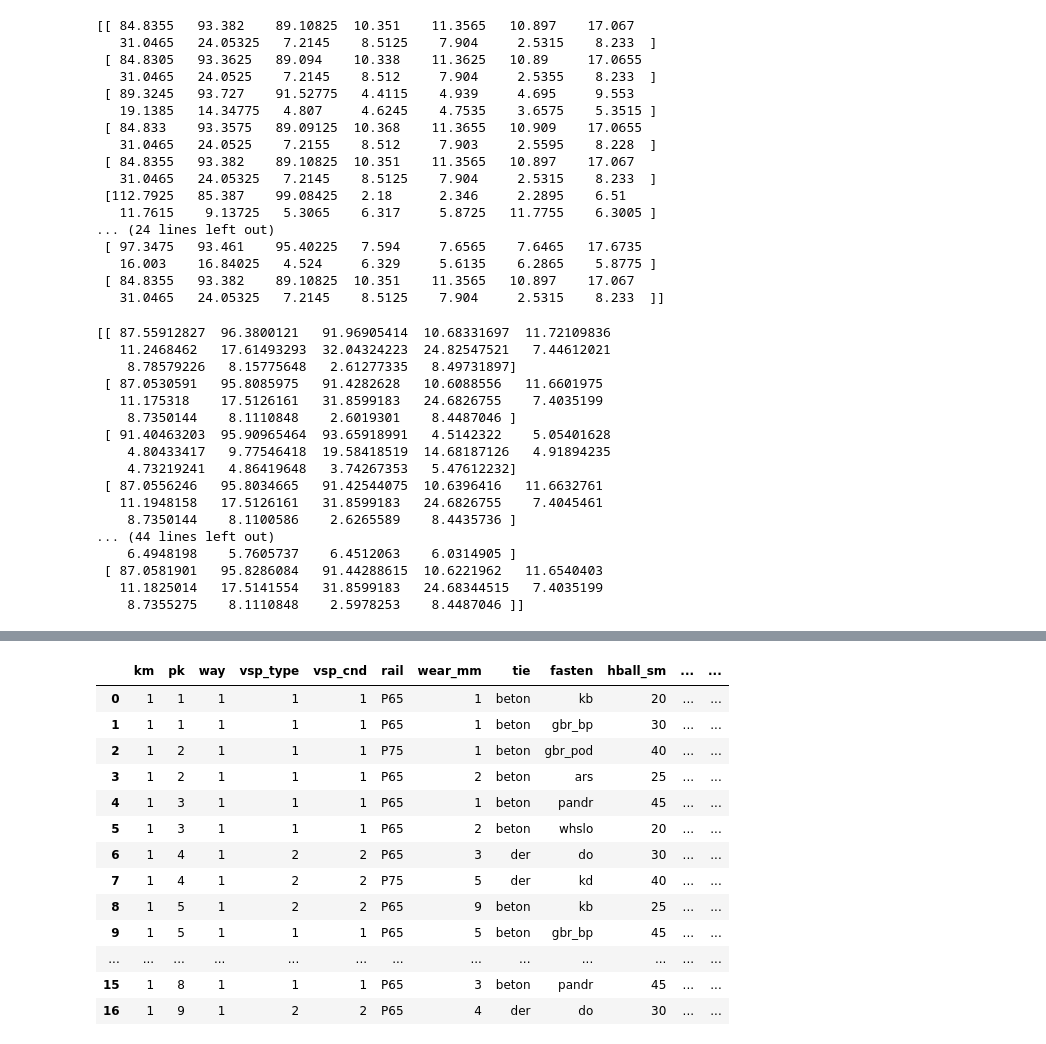
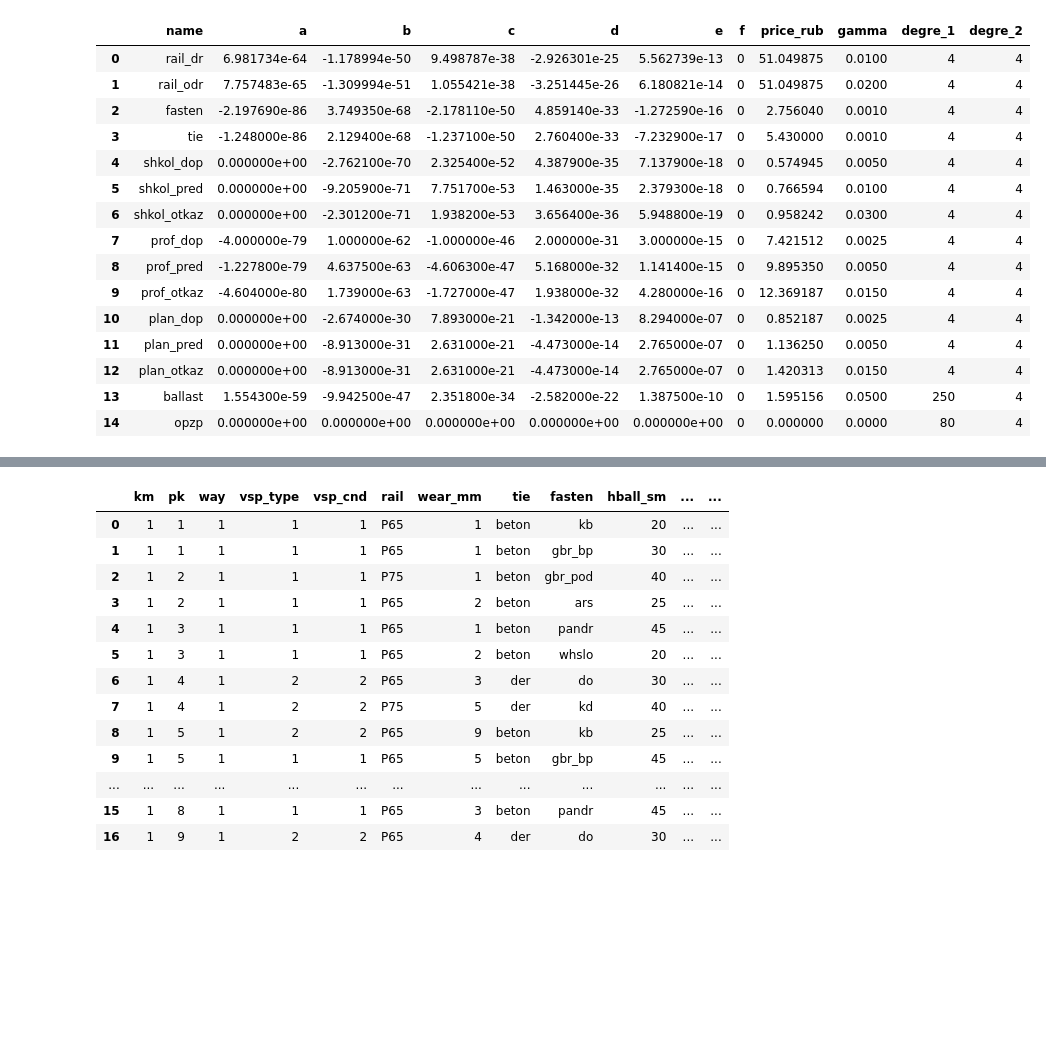
Before and after one commit to cheef78/Neiroexpert, a Jupyter notebook: Neiroexpert.ipynb, the cells around one changed output, grey strips where cells are left out. Saved outputs shown, nothing was run; the diff lists cells and outputs as text; code cells hidden in the pictures; blank space fills up the shorter version.

```diff
--- a/Neiroexpert.ipynb
+++ b/Neiroexpert.ipynb
@@ -43,3 +42,4 @@ line = pd.read_excel('dannye.xlsx', sheet_name='line')
 trains = pd.read_excel('dannye.xlsx', sheet_name='trains')
 pod_sos = pd.read_excel('dannye.xlsx', sheet_name='pod_sos')
 vsp_konstr = pd.read_excel('dannye.xlsx', sheet_name='vsp_constr')
+damage_koef = pd.read_excel('dannye.xlsx', sheet_name='damage_koeff')
@@ -123,3 +46,22 @@ SyntaxError: invalid syntax (<ipython-input-8-2baee07c42d5>, line 1)
+# %%
+damage_koef
+# %% [output]
+|  | name | a | b | c | d | e | f | price_rub | gamma | degre_1 | degre_2 |
+| 0 | rail_dr | 6.981734e-64 | -1.178994e-50 | 9.498787e-38 | -2.926301e-25 | 5.562739e-13 | 0 | 51.049875 | 0.0100 | 4 | 4 |
+| 1 | rail_odr | 7.757483e-65 | -1.309994e-51 | 1.055421e-38 | -3.251445e-26 | 6.180821e-14 | 0 | 51.049875 | 0.0200 | 4 | 4 |
+| 2 | fasten | -2.197690e-86 | 3.749350e-68 | -2.178110e-50 | 4.859140e-33 | -1.272590e-16 | 0 | 2.756040 | 0.0010 | 4 | 4 |
+| 3 | tie | -1.248000e-86 | 2.129400e-68 | -1.237100e-50 | 2.760400e-33 | -7.232900e-17 | 0 | 5.430000 | 0.0010 | 4 | 4 |
+| 4 | shkol_dop | 0.000000e+00 | -2.762100e-70 | 2.325400e-52 | 4.387900e-35 | 7.137900e-18 | 0 | 0.574945 | 0.0050 | 4 | 4 |
+| 5 | shkol_pred | 0.000000e+00 | -9.205900e-71 | 7.751700e-53 | 1.463000e-35 | 2.379300e-18 | 0 | 0.766594 | 0.0100 | 4 | 4 |
+| 6 | shkol_otkaz | 0.000000e+00 | -2.301200e-71 | 1.938200e-53 | 3.656400e-36 | 5.948800e-19 | 0 | 0.958242 | 0.0300 | 4 | 4 |
+| 7 | prof_dop | -4.000000e-79 | 1.000000e-62 | -1.000000e-46 | 2.000000e-31 | 3.000000e-15 | 0 | 7.421512 | 0.0025 | 4 | 4 |
+| 8 | prof_pred | -1.227800e-79 | 4.637500e-63 | -4.606300e-47 | 5.168000e-32 | 1.141400e-15 | 0 | 9.895350 | 0.0050 | 4 | 4 |
+| 9 | prof_otkaz | -4.604000e-80 | 1.739000e-63 | -1.727000e-47 | 1.938000e-32 | 4.280000e-16 | 0 | 12.369187 | 0.0150 | 4 | 4 |
+| 10 | plan_dop | 0.000000e+00 | -2.674000e-30 | 7.893000e-21 | -1.342000e-13 | 8.294000e-07 | 0 | 0.852187 | 0.0025 | 4 | 4 |
+| 11 | plan_pred | 0.000000e+00 | -8.913000e-31 | 2.631000e-21 | -4.473000e-14 | 2.765000e-07 | 0 | 1.136250 | 0.0050 | 4 | 4 |
+| 12 | plan_otkaz | 0.000000e+00 | -8.913000e-31 | 2.631000e-21 | -4.473000e-14 | 2.765000e-07 | 0 | 1.420313 | 0.0150 | 4 | 4 |
+| 13 | ballast | 1.554300e-59 | -9.942500e-47 | 2.351800e-34 | -2.582000e-22 | 1.387500e-10 | 0 | 1.595156 | 0.0500 | 250 | 4 |
+| 14 | opzp | 0.000000e+00 | 0.000000e+00 | 0.000000e+00 | 0.000000e+00 | 0.000000e+00 | 0 | 0.000000 | 0.0000 | 80 | 4 |
 # %%
 # бЛОК вычисления сил для каждого элемента плана с полным учетом вагонопотока на линии
 force_line = np.zeros((len(line.index),14))
@@ -212,25 +154,6 @@ for index_line in range(len(line.index)):
         force_index = force_index +  force_v*gamma
     for i in range(0,14):
         force_line[index_line, i] = force_index[i]
-print (force_line)
-# %% [output]
-[[ 84.8355   93.382    89.10825  10.351    11.3565   10.897    17.067
-   31.0465   24.05325   7.2145    8.5125    7.904     2.5315    8.233  ]
- [ 84.8305   93.3625   89.094    10.338    11.3625   10.89     17.0655
-   31.0465   24.0525    7.2145    8.512     7.904     2.5355    8.233  ]
- [ 89.3245   93.727    91.52775   4.4115    4.939     4.695     9.553
-   19.1385   14.34775   4.807     4.6245    4.7535    3.6575    5.3515 ]
- [ 84.833    93.3575   89.09125  10.368    11.3655   10.909    17.0655
-   31.0465   24.0525    7.2155    8.512     7.903     2.5595    8.228  ]
- [ 84.8355   93.382    89.10825  10.351    11.3565   10.897    17.067
-   31.0465   24.05325   7.2145    8.5125    7.904     2.5315    8.233  ]
- [112.7925   85.387    99.08425   2.18      2.346     2.2895    6.51
-   11.7615    9.13725   5.3065    6.317     5.8725   11.7755    6.3005 ]
-... (24 lines left out)
- [ 97.3475   93.461    95.40225   7.594     7.6565    7.6465   17.6735
-   16.003    16.84025   4.524     6.329     5.6135    6.2865    5.8775 ]
- [ 84.8355   93.382    89.10825  10.351    11.3565   10.897    17.067
-   31.0465   24.05325   7.2145    8.5125    7.904     2.5315    8.233  ]]
 # %%
 # бЛОК вычисления сил для каждого элемента плана с полным учетом поездопотока и уклона на линии
 force_poezd = np.zeros((len(line.index),14))
@@ -270,25 +193,6 @@ for index_line in range(len(line.index)):
     #print (force_t)
     for i in range(0,14):
         force_poezd[index_line, i] = force_t[i]
-print (force_poezd)
-# %% [output]
-[[ 87.55912827  96.3800121   91.96905414  10.68331697  11.72109836
-   11.2468462   17.61493293  32.04324223  24.82547521   7.44612021
-    8.78579226   8.15775648   2.61277335   8.49731897]
- [ 87.0530591   95.8085975   91.4282628   10.6088556   11.6601975
-   11.175318    17.5126161   31.8599183   24.6826755    7.4035199
-    8.7350144    8.1110848    2.6019301    8.4487046 ]
- [ 91.40463203  95.90965464  93.65918991   4.5142322    5.05401628
-    4.80433417   9.77546418  19.58418519  14.68187126   4.91894235
-    4.73219241   4.86419648   3.74267353   5.47612232]
- [ 87.0556246   95.8034665   91.42544075  10.6396416   11.6632761
-   11.1948158   17.5126161   31.8599183   24.6826755    7.4045461
-    8.7350144    8.1100586    2.6265589    8.4435736 ]
-... (44 lines left out)
-    6.4948198    5.7605737    6.4512063    6.0314905 ]
- [ 87.0581901   95.8286084   91.44288615  10.6221962   11.6540403
-   11.1825014   17.5141554   31.8599183   24.68344515   7.4035199
-    8.7355275    8.1110848    2.5978253    8.4487046 ]]
 # %%
 # Формирование итогового массива с силами для каждого элемента
 forces_itogo = pd.DataFrame(force_poezd)
```
Also changed, not shown: parts of 15 cells of this notebook, 7 other files.
